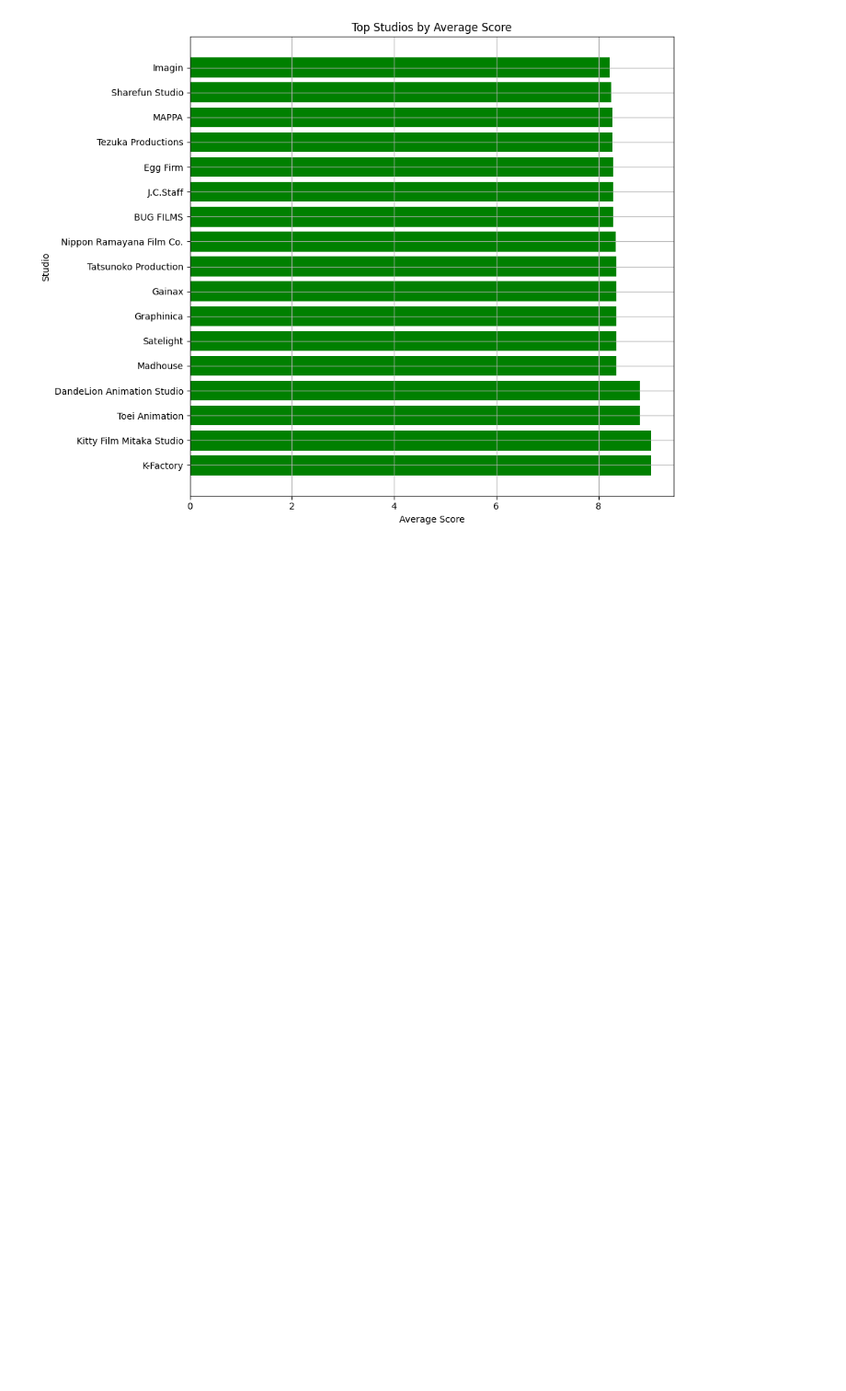
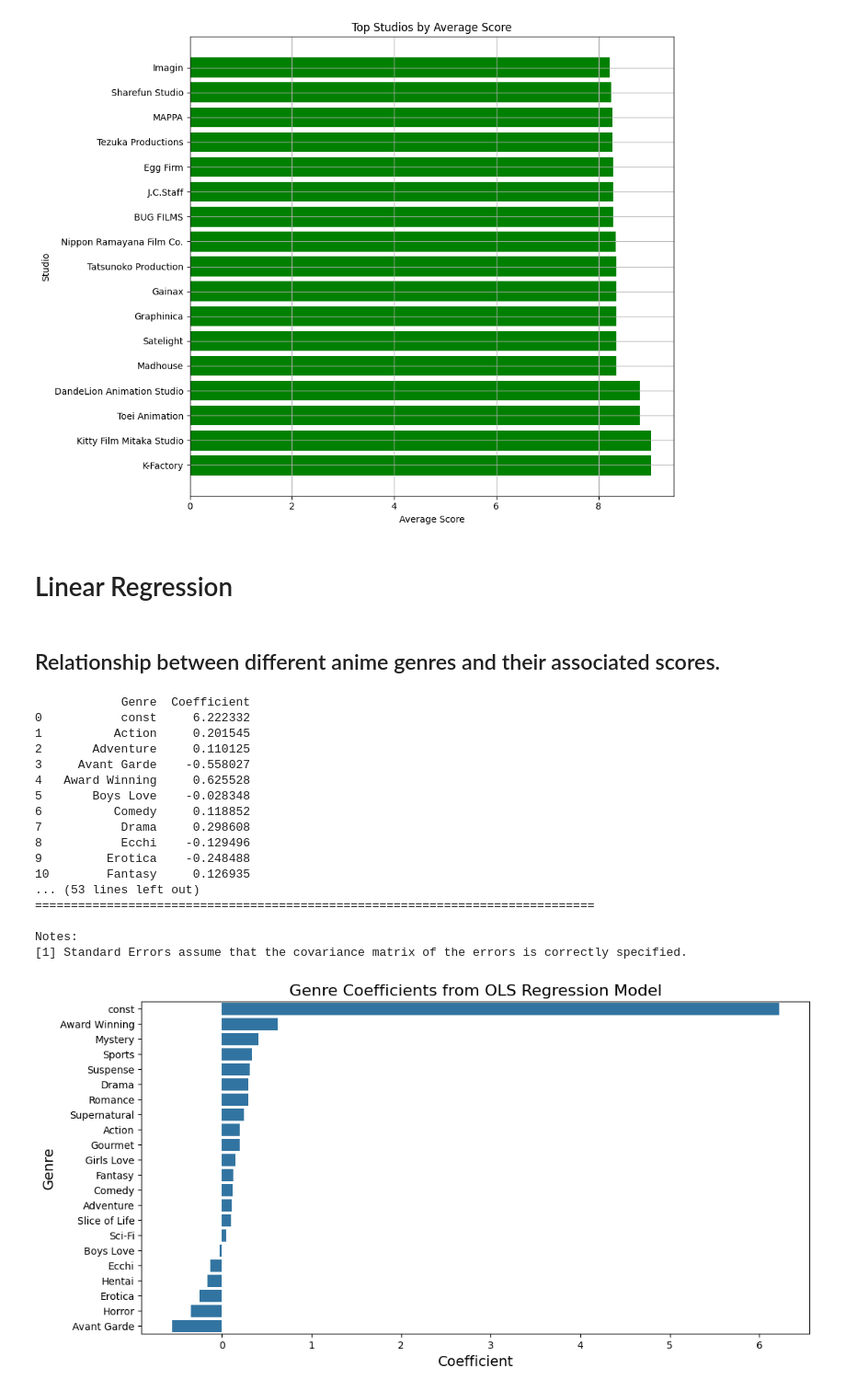
Before and after one commit to shrimpeu/Data-Mining-Final-Project, a Jupyter notebook: Data_Visualization.ipynb, the cells around one changed output. Shown: that part at 92% size. Drawn from its saved outputs; the diff is of its cells as text; code cells hidden in the pictures; blank space fills up the shorter version.

```diff
--- a/Data_Visualization.ipynb
+++ b/Data_Visualization.ipynb
@@ -248,3 +214,70 @@ plt.show()
 engine.dispose()
 # %% [output]
 [figure]
+# %% [markdown]
+# Linear Regression
+# %% [markdown]
+## Relationship between different anime genres and their associated scores.
+# %%
+import statsmodels.api as sm
+from sklearn.preprocessing import MultiLabelBinarizer
+
+engine = create_engine('mysql+mysqlconnector://root:mYsT4nd4rdQu3rYL4ngu4g3@localhost/anime_database')
+
+query = "SELECT genres, score FROM anime_data WHERE genres IS NOT NULL AND score IS NOT NULL"
+anime = pd.read_sql(query, con=engine)
+
+anime['genres'] = anime['genres'].apply(lambda x: ast.literal_eval(x))
+
+mlb = MultiLabelBinarizer()
+genre_matrix = pd.DataFrame(mlb.fit_transform(anime['genres']), columns=mlb.classes_)
+
+anime_with_genres = pd.concat([anime[['score']], genre_matrix], axis=1)
+
+X = anime_with_genres.drop('score', axis=1)
+y = anime_with_genres['score']
+
+# Add a constant
+X = sm.add_constant(X)
+
+model = sm.OLS(y, X).fit()
+
+coefficients = model.params
+coefficients_df = coefficients.reset_index()
+coefficients_df.columns = ['Genre', 'Coefficient']
+
+print(coefficients_df)
+print("\n",model.summary())
+
+# Visualization
+plt.figure(figsize=(12, 6))
+sns.barplot(x='Coefficient', y='Genre', data=coefficients_df.sort_values(by='Coefficient', ascending=False))
+
+# Add title and labels
+plt.title('Genre Coefficients from OLS Regression Model', fontsize=16)
+plt.xlabel('Coefficient', fontsize=14)
+plt.ylabel('Genre', fontsize=14)
+
+# Show the plot
+plt.show()
+
+engine.dispose()
+# %% [output]
+            Genre  Coefficient
+0           const     6.222332
+1          Action     0.201545
+2       Adventure     0.110125
+3     Avant Garde    -0.558027
+4   Award Winning     0.625528
+5       Boys Love    -0.028348
+6          Comedy     0.118852
+7           Drama     0.298608
+8           Ecchi    -0.129496
+9         Erotica    -0.248488
+10        Fantasy     0.126935
+... (53 lines left out)
+==============================================================================
+
+Notes:
+[1] Standard Errors assume that the covariance matrix of the errors is correctly specified.
+[figure, added]
```
Also changed, not shown: parts of 12 cells of this notebook.
